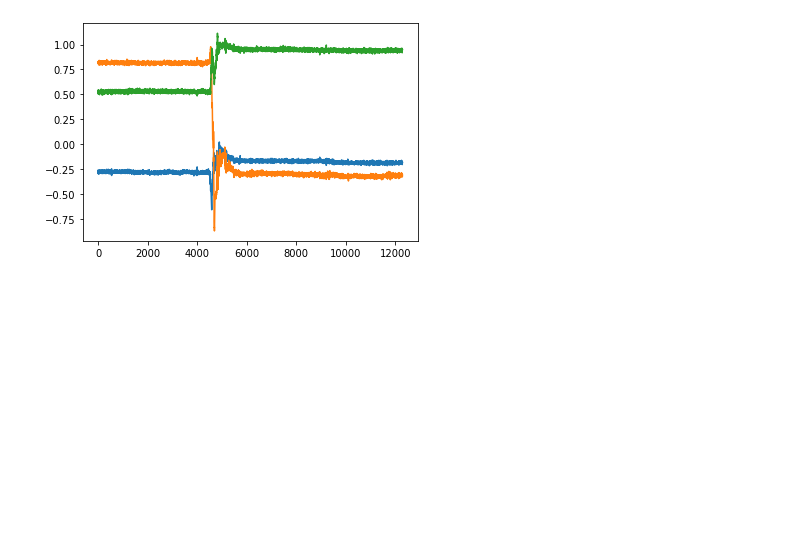
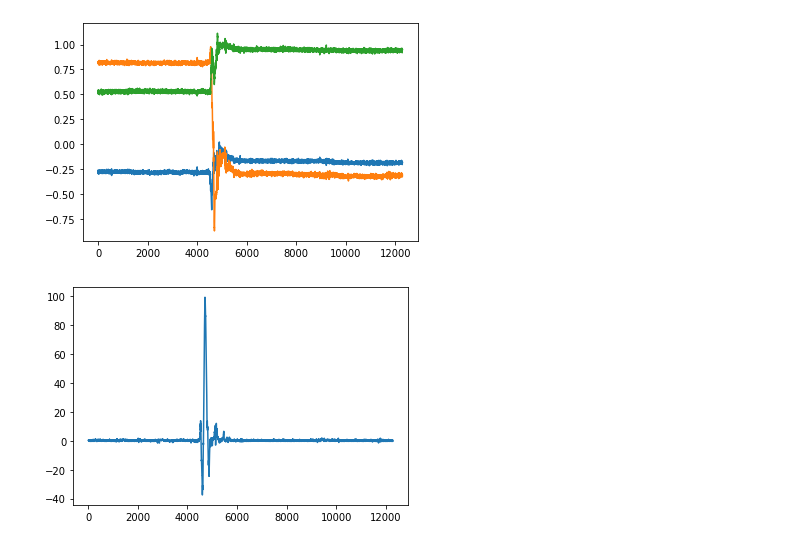
Before and after one commit to 42089069/COMP255_HAR_Project, a Jupyter notebook: HumanActivityRecognitionProject.ipynb, the cells around one changed output. Saved outputs shown, nothing was run; the diff lists cells and outputs as text; code cells hidden in the pictures; blank space fills up the shorter version.

Commit message:
Add function for filtering data, informal tests for function

```diff
--- a/HumanActivityRecognitionProject.ipynb
+++ b/HumanActivityRecognitionProject.ipynb
@@ -91,3 +91,8 @@ class dataSets:
         return self.getSubjectActivity(subject, activity)[:, sensor:sensor+3]
 
 HAR_dataset = dataSets(getAllDatasets())
+# %%
+plt.plot(HAR_dataset.getActivitySensor(1, dataSets.SITTING, dataSets.WRIST_GYROSCOPE)[:,1])
+plt.show()
+# %% [output]
+[figure, added]
```
Also changed, not shown: parts of 1 cell of this notebook.
